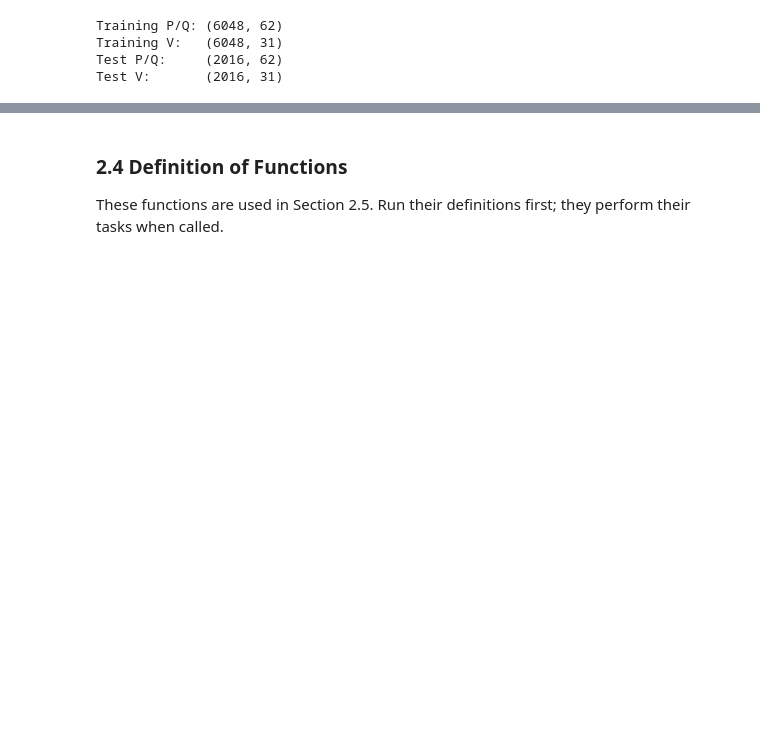
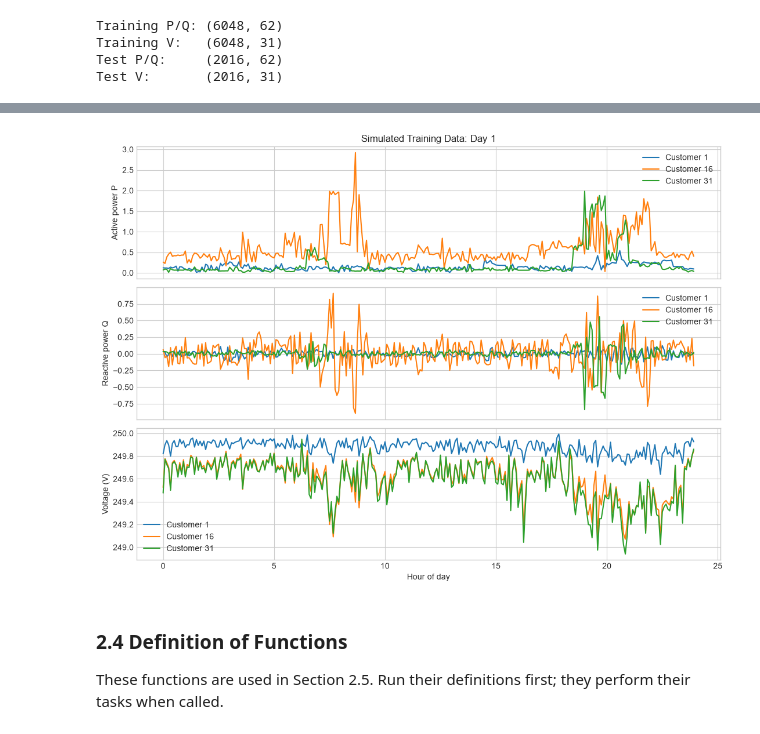
Before and after one commit to Team-Nando-Capstone/Capstone_project_2026_sem1, a Jupyter notebook: Tutorial_1_LV_Vol_Estimation/Tutorial_1_LV_Voltage_Estimation.ipynb, the cells around one changed output, grey strips where cells are left out. Drawn from its saved outputs; the diff is of its cells as text; code cells hidden in the pictures; blank space fills up the shorter version.

```diff
--- a/Tutorial_1_LV_Vol_Estimation/Tutorial_1_LV_Voltage_Estimation.ipynb
+++ b/Tutorial_1_LV_Vol_Estimation/Tutorial_1_LV_Voltage_Estimation.ipynb
@@ -338,3 +346,45 @@ Test V:       (2016, 31)
+# %%
+DAY_TO_PLOT = 1
+CUSTOMERS_TO_PLOT = [1, 16, 31]
+
+# Separate the alternating P/Q columns; keep all time steps.
+P_tr = PQ_tr[:, 0::2]  # Columns 0, 2, 4, ... contain P.
+Q_tr = PQ_tr[:, 1::2]  # Columns 1, 3, 5, ... contain Q.
+
+# Check that the chosen day and customers exist.
+available_days = len(PQ_tr) // STEPS_PER_DAY
+if DAY_TO_PLOT < 1 or DAY_TO_PLOT > available_days:
+    raise ValueError(f"Choose DAY_TO_PLOT between 1 and {available_days}.")
+if not CUSTOMERS_TO_PLOT:
+    raise ValueError("Choose at least one customer.")
+for customer in CUSTOMERS_TO_PLOT:
+    if customer < 1 or customer > C:
+        raise ValueError(f"Choose customer numbers between 1 and {C}.")
+
+# Select this day's rows and convert the time axis to hours.
+start = (DAY_TO_PLOT - 1) * STEPS_PER_DAY
+end = start + STEPS_PER_DAY
+hours = np.arange(STEPS_PER_DAY) * MINUTES_PER_STEP / 60
+
+# Draw one P, Q and V curve for each selected customer.
+fig, axes = plt.subplots(3, 1, figsize=(11, 8), sharex=True)
+for customer in CUSTOMERS_TO_PLOT:
+    column = customer - 1
+    axes[0].plot(hours, P_tr[start:end, column], label=f"Customer {customer}")
+    axes[1].plot(hours, Q_tr[start:end, column], label=f"Customer {customer}")
+    axes[2].plot(hours, V_tr[start:end, column], label=f"Customer {customer}")
+
+axes[0].set_ylabel("Active power P")
+axes[1].set_ylabel("Reactive power Q")
+axes[2].set_ylabel("Voltage (V)")
+axes[0].set_title(f"Simulated Training Data: Day {DAY_TO_PLOT}")
+axes[2].set_xlabel("Hour of day")
+for axis in axes:
+    axis.legend(loc="best")
+plt.tight_layout()
+plt.show()
+# %% [output]
+[figure, added]
 # %% [markdown]
 ### 2.4 Definition of Functions
 
```
Also changed, not shown: parts of 6 cells of this notebook, 10 other files.
